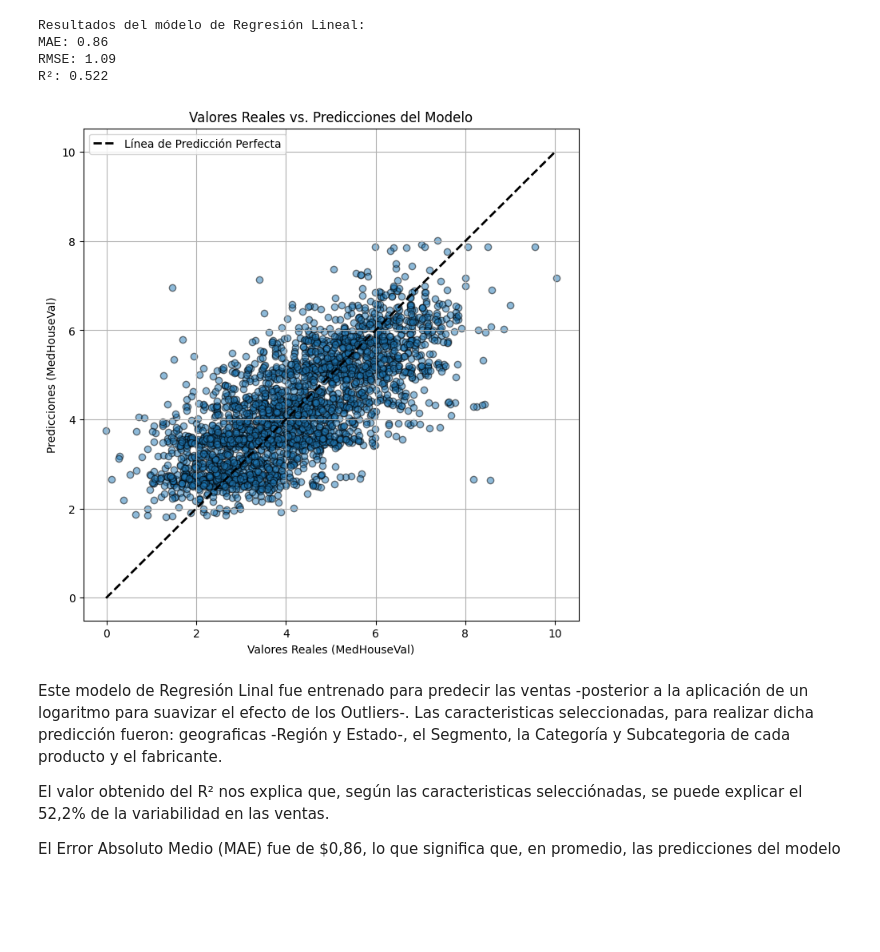
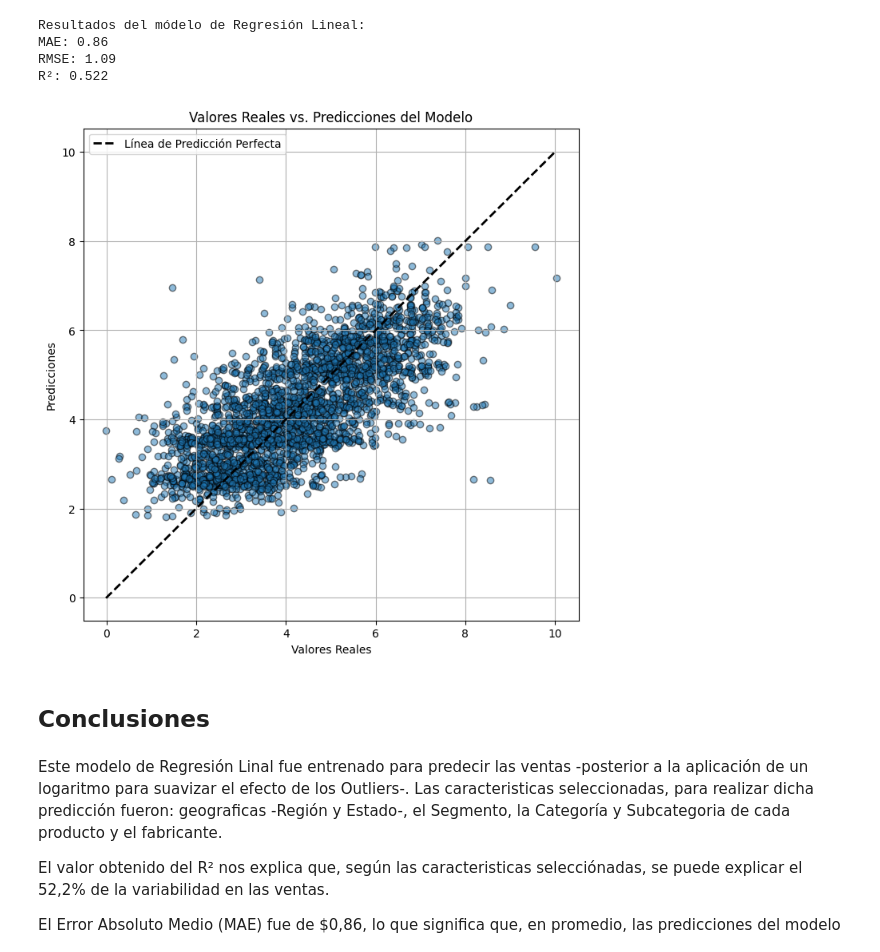
Before and after one commit to Leo-Cloud-98/Proyecto-Final-Data-Science-I---Coderhouse, a Jupyter notebook: ProyectoFinalDS_Tavitian_I.ipynb, the cells around one changed output. Drawn from its saved outputs; the diff is of its cells as text; code cells hidden in the pictures; blank space fills up the shorter version.

```diff
--- a/ProyectoFinalDS_Tavitian_I.ipynb
+++ b/ProyectoFinalDS_Tavitian_I.ipynb
@@ -290,12 +290,3 @@ plt.show()
 [figure]
 # %% [markdown]
 Se aplica una transformación logaritmica sobre las ventas para así lograr suavizar el efecto de los Outliers identificados anteriormente, sin la necesidad de elimarlos ya que estos deben formar parte del análisis al ser ventas reales y no errores
-# %%
-df["Log1_Sales"] = np.log1p(df["Sales"])
-
-plt.figure(figsize=(8,5))
-sns.boxplot(data=df, x="Region", y="Log1_Sales")
-plt.title("Distribución de Ventas (log) por Región")
-plt.xlabel("Región")
-plt.ylabel("log(Ventas)")
-plt.show()
@@ -347,15 +327,17 @@ R²: 0.522
 # %%
 plt.figure(figsize=(8, 8))
 plt.scatter(y_test, y_pred, alpha=0.5, edgecolors='k')
 plt.plot([y_test.min(), y_test.max()], [y_test.min(), y_test.max()], 'k--', lw=2, label='Línea de Predicción Perfecta')
-plt.xlabel('Valores Reales (MedHouseVal)')
-plt.ylabel('Predicciones (MedHouseVal)')
+plt.xlabel('Valores Reales')
+plt.ylabel('Predicciones')
 plt.title('Valores Reales vs. Predicciones del Modelo')
 plt.legend()
 plt.grid(True)
 plt.show()
 # %% [output]
-[figure, old version]
+[figure, new version]
+# %% [markdown]
+## Conclusiones
 # %% [markdown]
 Este modelo de Regresión Linal fue entrenado para predecir las ventas -posterior a la aplicación de un logaritmo para suavizar el efecto de los Outliers-. Las caracteristicas seleccionadas, para realizar dicha predicción fueron: geograficas -Región y  Estado-, el Segmento, la Categoría y Subcategoria de cada producto y el fabricante.
 
```
Also changed, not shown: parts of 3 cells of this notebook.
